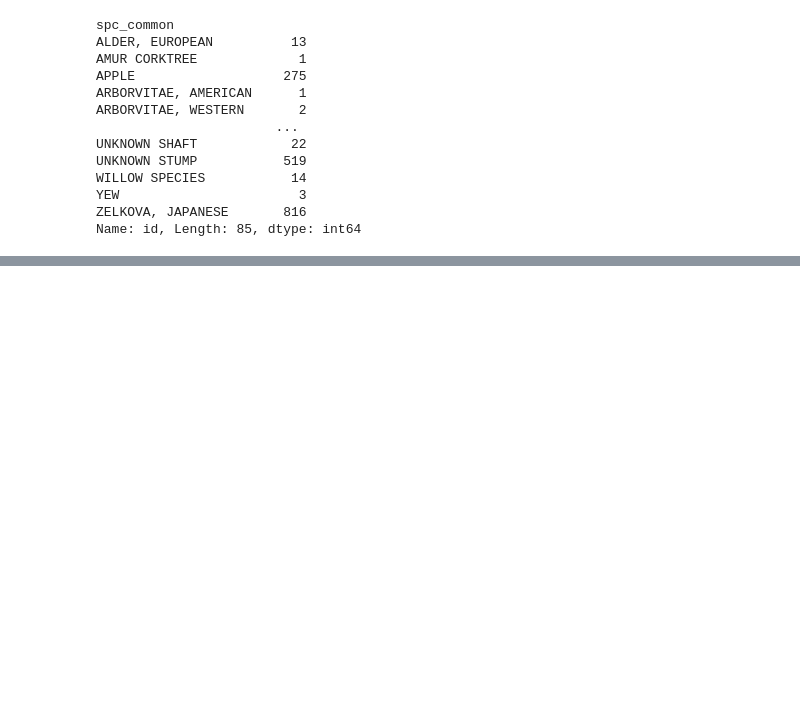
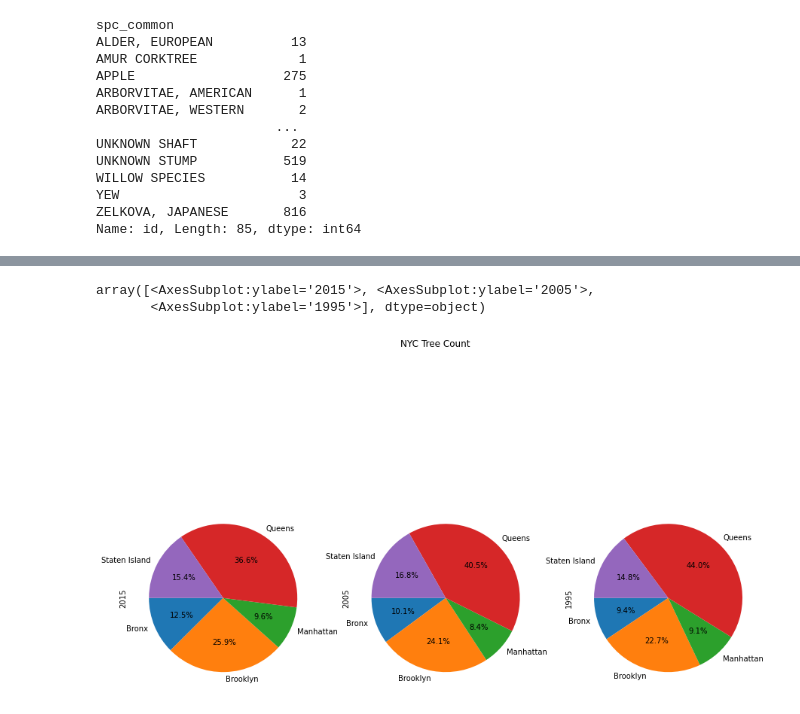
Before and after one commit to radleyciego/environmental-data-science, a Jupyter notebook: labs/04_data_visualization.ipynb, the cells around one changed output, grey strips where cells are left out. Drawn from its saved outputs; the diff is of its cells as text; code cells hidden in the pictures; blank space fills up the shorter version.

```diff
--- a/labs/04_data_visualization.ipynb
+++ b/labs/04_data_visualization.ipynb
@@ -266,0 +294,6 @@ Name: id, Length: 85, dtype: int64
+# %%
+treecount.plot.pie(title = 'NYC Tree Count', legend=False, startangle=180, autopct='%1.1f%%', subplots=True, figsize=(15,10))
+# %% [output]
+array([<AxesSubplot:ylabel='2015'>, <AxesSubplot:ylabel='2005'>,
+       <AxesSubplot:ylabel='1995'>], dtype=object)
+[figure, added]
```
Also changed, not shown: parts of 3 cells of this notebook.
